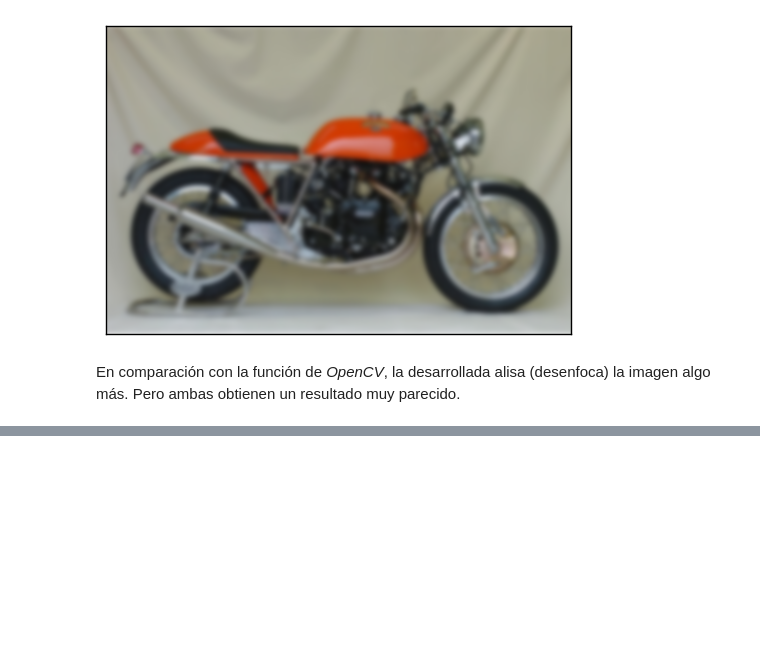
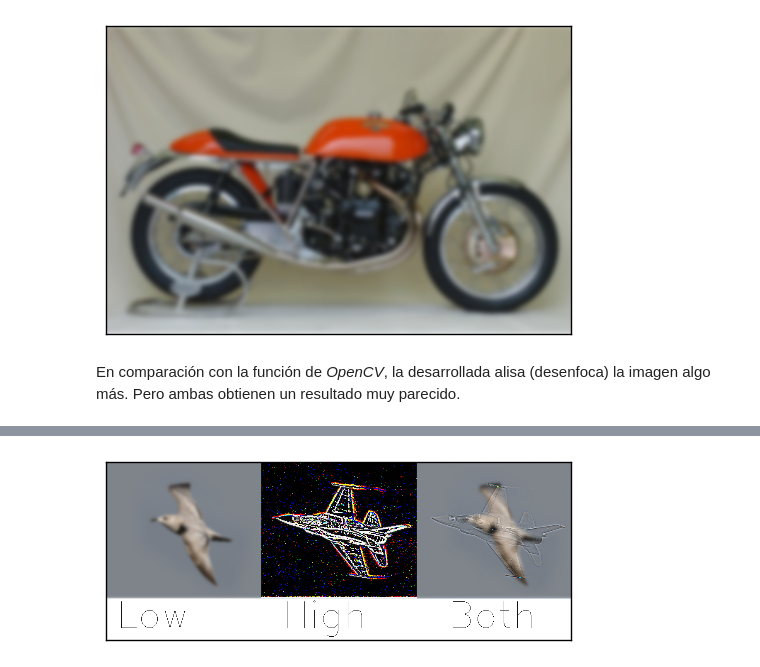
Before and after one commit to mgmacias95/Vision-por-Computador, a Jupyter notebook: P1/Visión por Computador - Práctica 1.ipynb, the cells around one changed output, grey strips where cells are left out. Saved outputs shown, nothing was run; the diff lists cells and outputs as text; code cells hidden in the pictures; blank space fills up the shorter version.

```diff
--- a/P1/Visión por Computador - Práctica 1.ipynb
+++ b/P1/Visión por Computador - Práctica 1.ipynb
@@ -304,0 +347,4 @@ En comparación con la función de _OpenCV_, la desarrollada alisa (desenfoca) l
+# %%
+mostrar(hybrid('data/plane.bmp','data/bird.bmp',space=400, sigma_alta=2))
+# %% [output]
+[figure, added]
```
Also changed, not shown: parts of 4 cells of this notebook, 3 other files.
